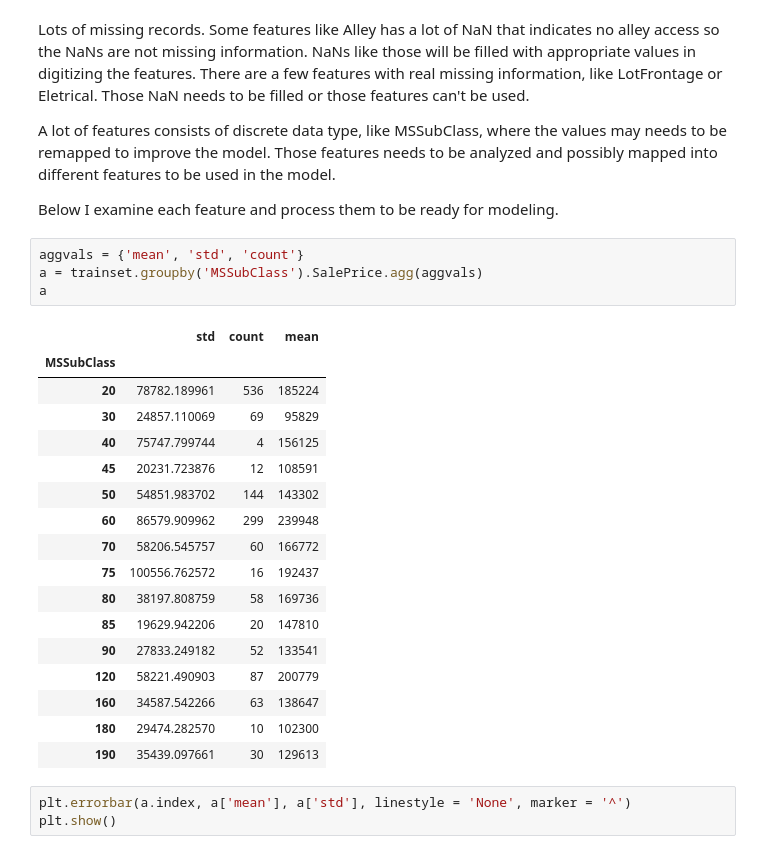
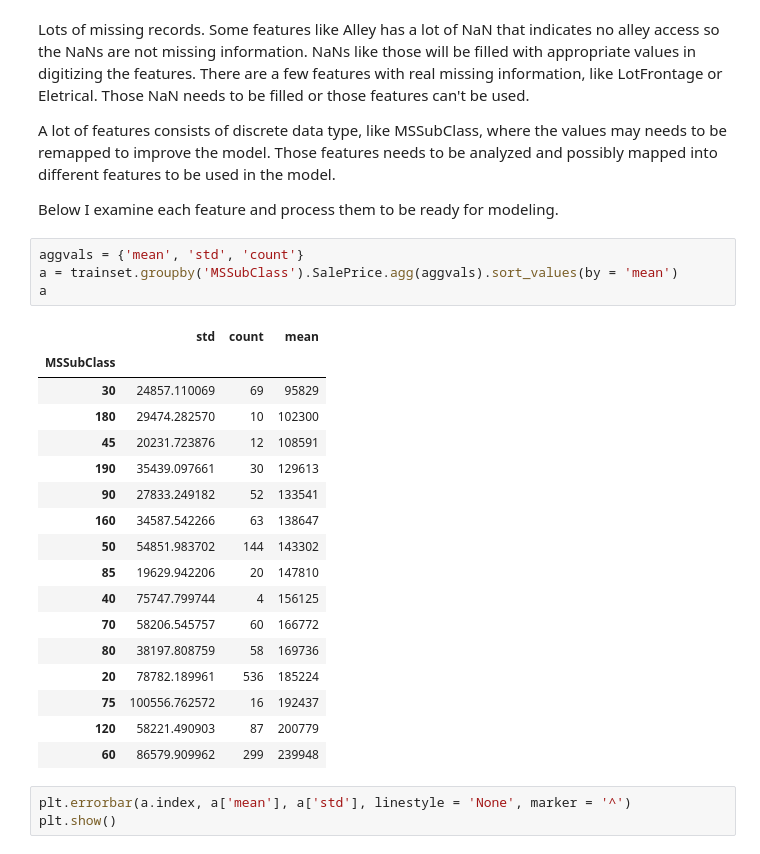
Before and after one commit to badGarnet/house_price, a Jupyter notebook: drawing board.ipynb, the cells around one changed output. Cells and saved outputs as stored; diff of their text form.

```diff
--- a/drawing board.ipynb
+++ b/drawing board.ipynb
@@ -51,26 +52,26 @@ A lot of features consists of discrete data type, like MSSubClass, where the val
 Below I examine each feature and process them to be ready for modeling.
 # %%
 aggvals = {'mean', 'std', 'count'}
-a = trainset.groupby('MSSubClass').SalePrice.agg(aggvals)
+a = trainset.groupby('MSSubClass').SalePrice.agg(aggvals).sort_values(by = 'mean')
 a
 # %% [output]
 |  | std | count | mean |
 | MSSubClass |  |  |  |
+| 30 | 24857.110069 | 69 | 95829 |
+| 180 | 29474.282570 | 10 | 102300 |
+| 45 | 20231.723876 | 12 | 108591 |
+| 190 | 35439.097661 | 30 | 129613 |
+| 90 | 27833.249182 | 52 | 133541 |
+| 160 | 34587.542266 | 63 | 138647 |
+| 50 | 54851.983702 | 144 | 143302 |
+| 85 | 19629.942206 | 20 | 147810 |
+| 40 | 75747.799744 | 4 | 156125 |
+| 70 | 58206.545757 | 60 | 166772 |
+| 80 | 38197.808759 | 58 | 169736 |
 | 20 | 78782.189961 | 536 | 185224 |
-| 30 | 24857.110069 | 69 | 95829 |
-| 40 | 75747.799744 | 4 | 156125 |
-| 45 | 20231.723876 | 12 | 108591 |
-| 50 | 54851.983702 | 144 | 143302 |
+| 75 | 100556.762572 | 16 | 192437 |
+| 120 | 58221.490903 | 87 | 200779 |
 | 60 | 86579.909962 | 299 | 239948 |
-| 70 | 58206.545757 | 60 | 166772 |
-| 75 | 100556.762572 | 16 | 192437 |
-| 80 | 38197.808759 | 58 | 169736 |
-| 85 | 19629.942206 | 20 | 147810 |
-| 90 | 27833.249182 | 52 | 133541 |
-| 120 | 58221.490903 | 87 | 200779 |
-| 160 | 34587.542266 | 63 | 138647 |
-| 180 | 29474.282570 | 10 | 102300 |
-| 190 | 35439.097661 | 30 | 129613 |
 # %%
 plt.errorbar(a.index, a['mean'], a['std'], linestyle = 'None', marker = '^')
 plt.show()
```
Also changed, not shown: parts of 50 cells of this notebook.
